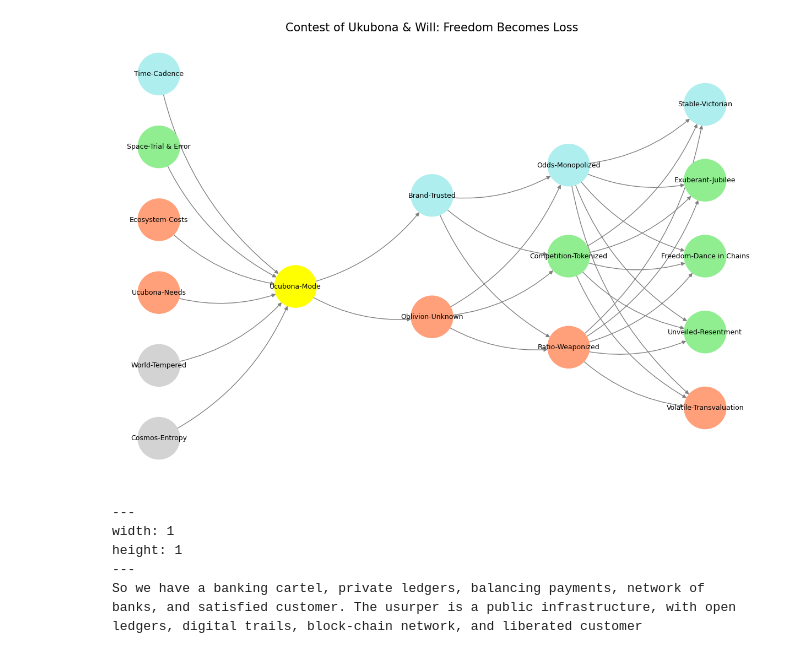
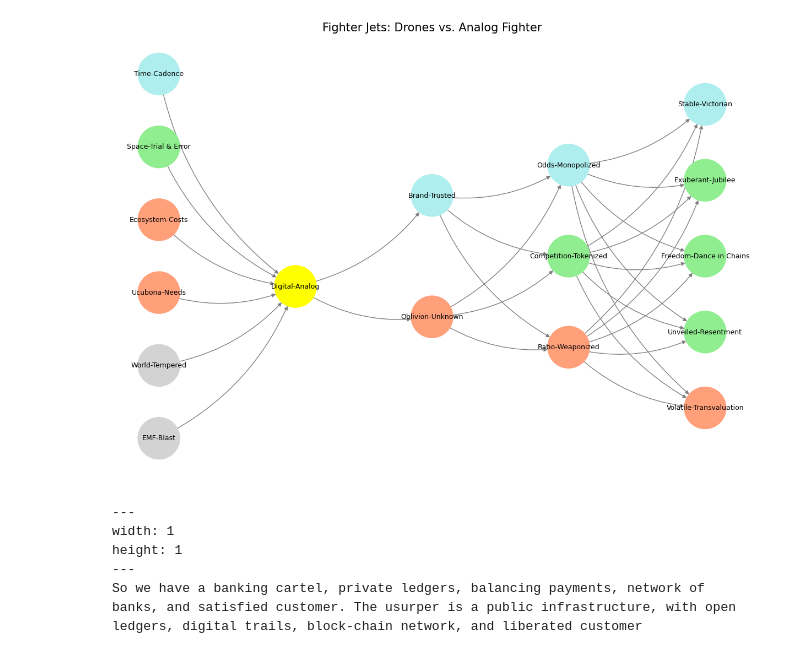
Before and after one commit to abikesa/website, a Jupyter notebook: kitabo/ensi/_build/jupyter_execute/act1/chapter2.ipynb, the cells around one changed output. Cells and saved outputs as stored; diff of their text form; code cells hidden in the pictures.

Commit message:
digital vs analog

````diff
--- a/kitabo/ensi/_build/jupyter_execute/act1/chapter2.ipynb
+++ b/kitabo/ensi/_build/jupyter_execute/act1/chapter2.ipynb
@@ -56,8 +56,8 @@ import networkx as nx
 # Define the neural network fractal
 def define_layers():
     return {
-        'World': ['Cosmos-Entropy', 'World-Tempered', 'Ucubona-Needs', 'Ecosystem-Costs', 'Space-Trial & Error', 'Time-Cadence', ], # Veni; 95/5
-        'Mode': ['Ucubona-Mode'], # Vidi; 80/20
+        'World': ['EMF-Blast', 'World-Tempered', 'Ucubona-Needs', 'Ecosystem-Costs', 'Space-Trial & Error', 'Time-Cadence', ], # Veni; 95/5
+        'Mode': ['Digital-Analog'], # Vidi; 80/20
         'Agent': ['Oblivion-Unknown', 'Brand-Trusted'], # Vici; Veni; 51/49
         'Space': ['Ratio-Weaponized', 'Competition-Tokenized', 'Odds-Monopolized'], # Vidi; 20/80
         'Time': ['Volatile-Transvaluation', 'Unveiled-Resentment',  'Freedom-Dance in Chains', 'Exuberant-Jubilee', 'Stable-Victorian'] # Vici; 5/95
@@ -66,7 +66,7 @@ def define_layers():
 # Assign colors to nodes
 def assign_colors():
     color_map = {
-        'yellow': ['Ucubona-Mode'],
+        'yellow': ['Digital-Analog'],
         'paleturquoise': ['Time-Cadence', 'Brand-Trusted', 'Odds-Monopolized', 'Stable-Victorian'],
         'lightgreen': ['Space-Trial & Error', 'Competition-Tokenized', 'Exuberant-Jubilee', 'Freedom-Dance in Chains', 'Unveiled-Resentment'],
         'lightsalmon': [
@@ -89,35 +89,35 @@ def visualize_nn():
     pos = {}
     node_colors = []
 
     # Add nodes and assign positions
     for i, (layer_name, nodes) in enumerate(layers.items()):
         positions = calculate_positions(nodes, x_offset=i * 2)
         for node, position in zip(nodes, positions):
             G.add_node(node, layer=layer_name)
             pos[node] = position
             node_colors.append(colors.get(node, 'lightgray'))
 
     # Add edges (automated for consecutive layers)
     layer_names = list(layers.keys())
     for i in range(len(layer_names) - 1):
         source_layer, target_layer = layer_names[i], layer_names[i + 1]
         for source in layers[source_layer]:
             for target in layers[target_layer]:
                 G.add_edge(source, target)
 
     # Draw the graph
     plt.figure(figsize=(12, 8))
     nx.draw(
         G, pos, with_labels=True, node_color=node_colors, edge_color='gray',
         node_size=3000, font_size=9, connectionstyle="arc3,rad=0.2"
     )
-    plt.title("Contest of Ukubona & Will: Freedom Becomes Loss", fontsize=15)
+    plt.title("Fighter Jets: Drones vs. Analog Fighter", fontsize=15)
     plt.show()
 
 # Run the visualization
 visualize_nn()
 # %% [output]
-[figure, old version]
+[figure, new version]
 # %% [markdown]
 ```{figure} ../figures/blanche.*
 ---
````
Also changed, not shown: 9 other files.
